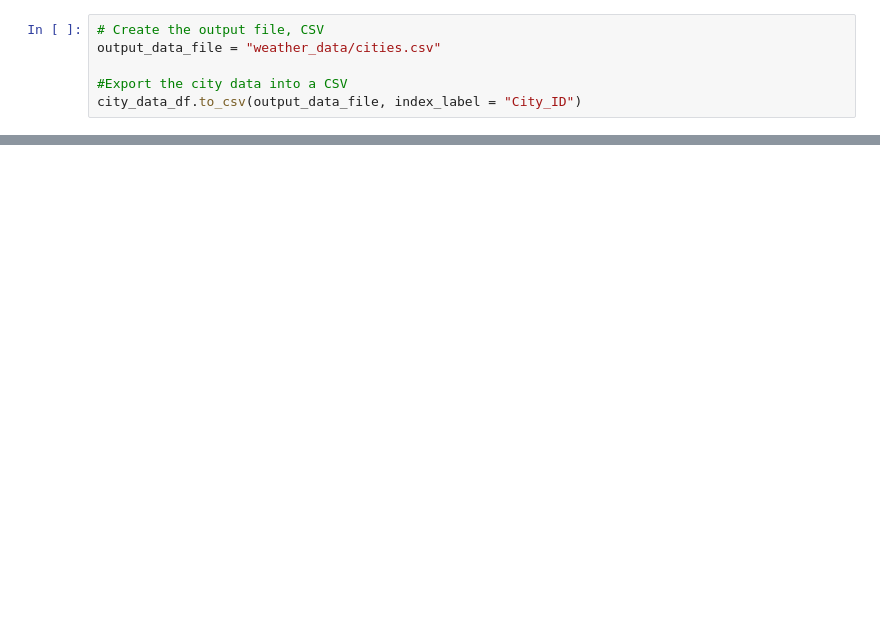
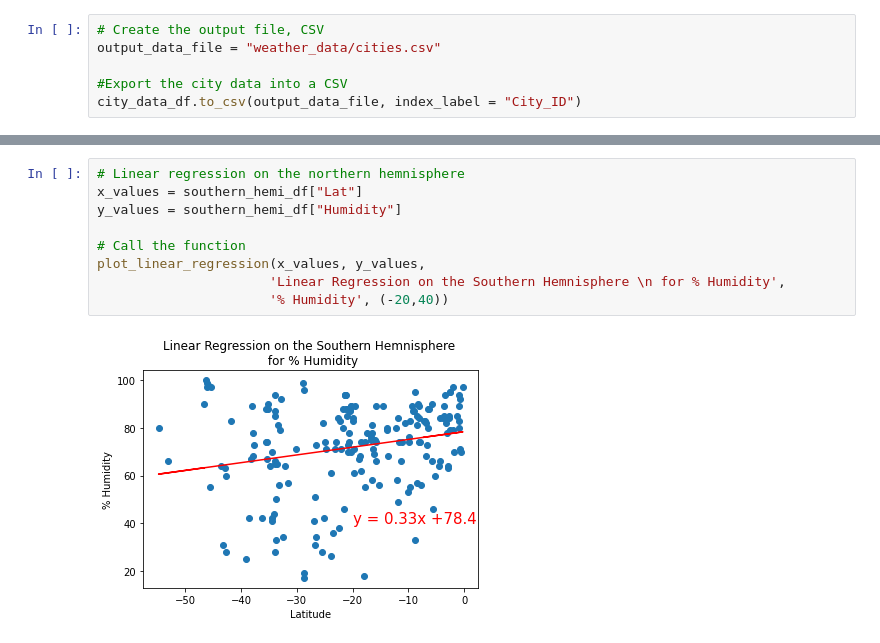
Before and after one commit to Lan-kdl/World_Weather_Analysis, a Jupyter notebook: WeatherPy.ipynb, the cells around one changed output, grey strips where cells are left out. Drawn from its saved outputs; the diff is of its cells as text; blank space fills up the shorter version.

```diff
--- a/WeatherPy.ipynb
+++ b/WeatherPy.ipynb
@@ -260,0 +347,11 @@ plt.show()
+# %%
+# Linear regression on the northern hemnisphere
+x_values = southern_hemi_df["Lat"]
+y_values = southern_hemi_df["Humidity"]
+
+# Call the function
+plot_linear_regression(x_values, y_values,
+                      'Linear Regression on the Southern Hemnisphere \n for % Humidity',
+                      '% Humidity', (-20,40))
+# %% [output]
+[figure, added]
```
Also changed, not shown: parts of 26 cells of this notebook, 5 other files.
